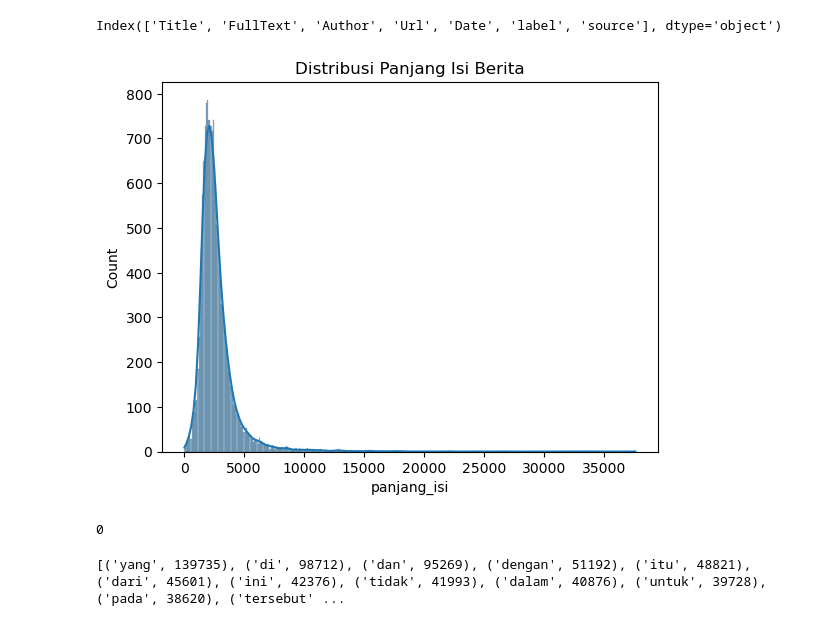
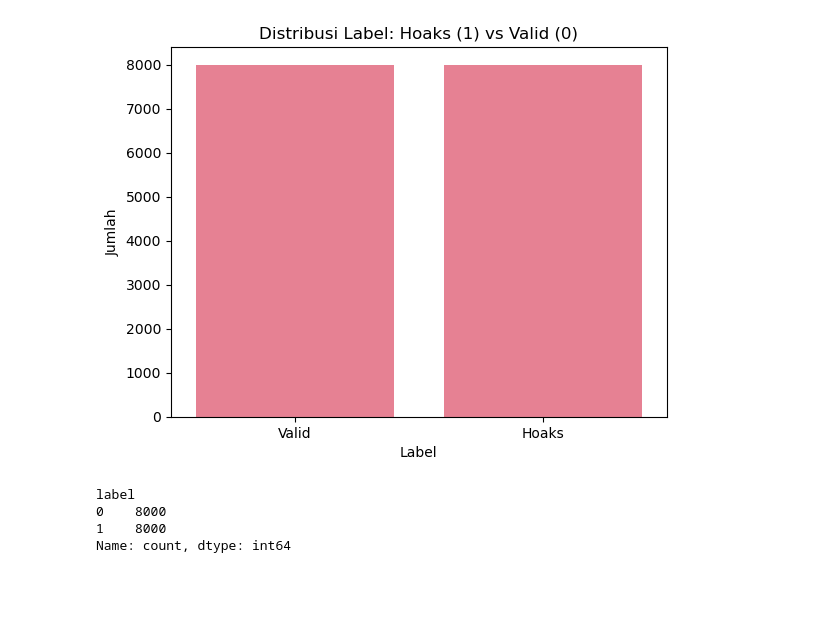
Before and after one commit to zainoor/indo-hoax-detector-indobert, a Jupyter notebook: evaluation/explore.ipynb, the cells around one changed output. Saved outputs shown, nothing was run; the diff lists cells and outputs as text; code cells hidden in the pictures; blank space fills up the shorter version.

```diff
--- a/evaluation/explore.ipynb
+++ b/evaluation/explore.ipynb
@@ -0,0 +1,19 @@
+# %%
+import pandas as pd
+import numpy as np
+import matplotlib.pyplot as plt
+import seaborn as sns
+from collections import Counter
+import re
+from wordcloud import WordCloud
+import warnings
+warnings.filterwarnings('ignore')
+
+# Set style
+plt.style.use('default')
+sns.set_palette("husl")
+
+# Load dataset
+print("=== LOADING DATA ===")
+df = pd.read_csv('../rawdata/combine.csv')  # Sesuaikan path
+print(f"Dataset berhasil dimuat: {df.shape[0]} baris, {df.shape[1]} kolom")
@@ -68,41 +434,18 @@ df['label'].value_counts().plot(kind='bar', title='Distribusi Label Hoaks vs Val
-# %%
-df.columns
-# %% [output]
-Index(['Title', 'FullText', 'Author', 'Url', 'Date', 'label', 'source'], dtype='object')
-# %%
-# Tambah kolom panjang isi
-df['panjang_isi'] = df['FullText'].astype(str).apply(len)
-
-# Statistik panjang isi
-df['panjang_isi'].describe()
-
-# Visualisasi
-import seaborn as sns
-import matplotlib.pyplot as plt
-
-sns.histplot(df['panjang_isi'], kde=True)
-plt.title('Distribusi Panjang Isi Berita')
-plt.show()
-# %% [output]
-[figure, removed]
-# %%
-df.duplicated().sum()
-# %% [output]
-0
-# %%
-from collections import Counter
-import re
-
-def bersihkan(text):
-    text = str(text).lower()
-    text = re.sub(r'[^a-z\s]', '', text)
-    return text
-
-# Gabungkan semua teks
-all_text = ' '.join(df['FullText'].dropna().apply(bersihkan))
-
-# Hitung kata terbanyak
-kata_terbanyak = Counter(all_text.split()).most_common(20)
-print(kata_terbanyak)
-# %% [output]
-[('yang', 139735), ('di', 98712), ('dan', 95269), ('dengan', 51192), ('itu', 48821), ('dari', 45601), ('ini', 42376), ('tidak', 41993), ('dalam', 40876), ('untuk', 39728), ('pada', 38620), ('tersebut' ...
+# %%
+# Visualisasi distribusi kelas
+sns.countplot(data=df, x='label')
+plt.title("Distribusi Label: Hoaks (1) vs Valid (0)")
+
+plt.xlabel("Label")
+plt.ylabel("Jumlah")
+plt.xticks([0, 1], ["Valid", "Hoaks"])
+plt.show()
+
+# Jumlah masing-masing kelas
+df['label'].value_counts()
+# %% [output]
+[figure, added]
+label
+0    8000
+1    8000
+Name: count, dtype: int64
```
Also changed, not shown: parts of 17 cells of this notebook, 4 other files.
